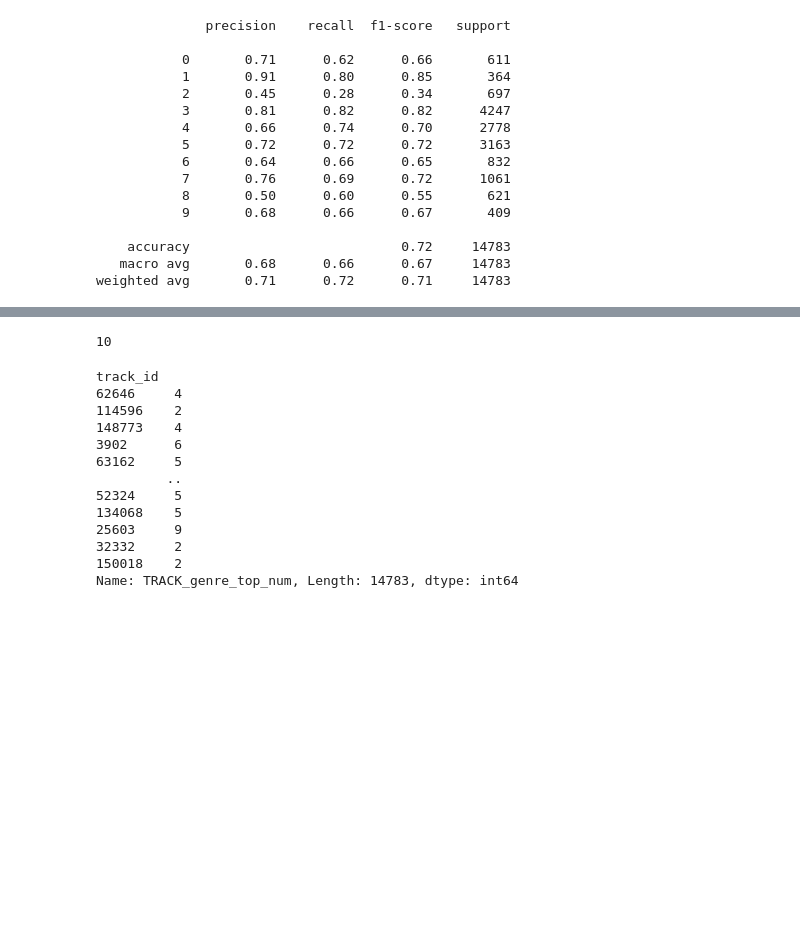
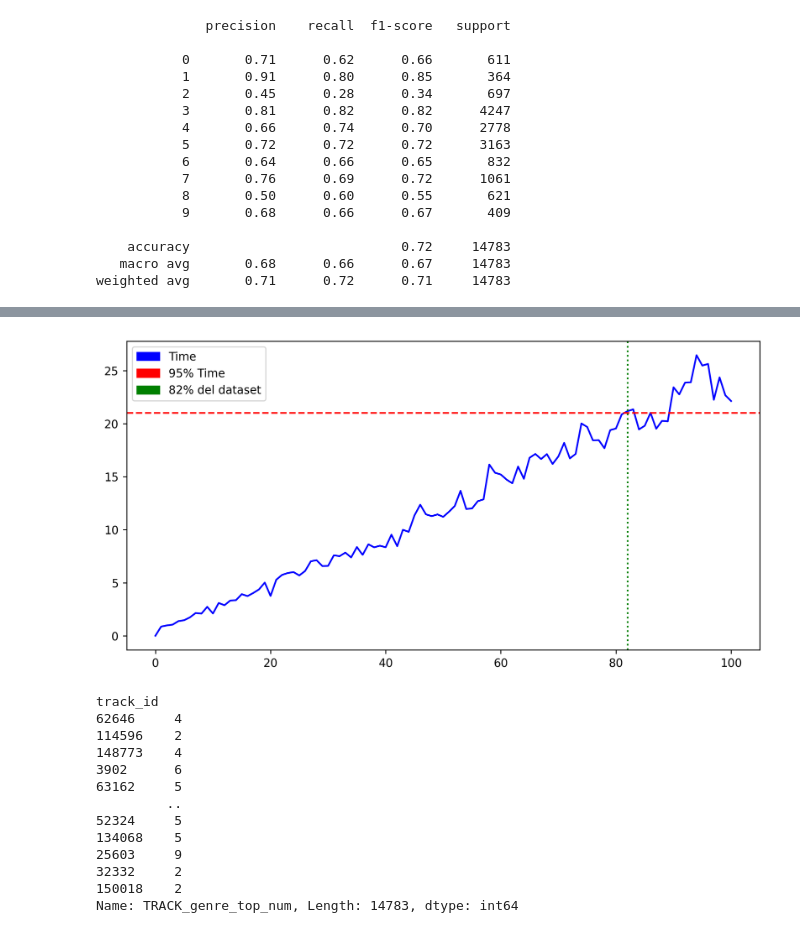
Before and after one commit to cri98li/Data-Mining-2-Project-ts-classification, a Jupyter notebook: Fase 2.1 NN (Classificazione).ipynb, the cells around one changed output, grey strips where cells are left out. Saved outputs shown, nothing was run; the diff lists cells and outputs as text; code cells hidden in the pictures; blank space fills up the shorter version.

```diff
--- a/Fase 2.1 NN (Classificazione).ipynb
+++ b/Fase 2.1 NN (Classificazione).ipynb
@@ -879,7 +861,7 @@ def costruisci(n_layer_crescenti=5, initialHiddenLayer=128, n_layer_decrescenti
 
     return model
 # %%
-percentuali = [1, 5, 10, 20, 50, 70, 100]
+percentuali = list(range(1, 101, 1))#[1, 5, 10, 20, 50, 70, 100]
 
 def calcolaNRecord(length, percentage):
     return int((length*percentage)/100)
@@ -905,9 +887,12 @@ y_test = tf.keras.utils.to_categorical(y_test, 10)
 # %%
 import time
 
+accuracyRes = {}
+f1Res = {}
+timeRes = {}
 
 
-for i in percentuali:
+for i in tqdm(percentuali):
 
     # PRENDO LE PERCENTUALI GIUSTE (e controllo che t_res e y_val ci siano tutte le target class)
     indices = np.random.choice(X_train.shape[0], calcolaNRecord(len(X_train), i), replace=False)
@@ -941,6 +926,7 @@ for i in percentuali:
     es = EarlyStopping(monitor='val_loss', patience=10)
     mc = ModelCheckpoint('best_model_NOREG.h5', monitor='val_loss', save_best_only=True)
 
+    start_time = time.time()
 
     history1 = model.fit(X_res, y_res, epochs=1000,
                           #batch_size= 200,
@@ -948,17 +934,17 @@ for i in percentuali:
                           validation_data=(X_val, y_val), callbacks=[es,mc]
                          ).history
 
-
-    print("---------------------------------------------------------\r\n\r\n", i, " ", calcolaNRecord(len(X_train), i))
-    print("--- %s seconds ---" % (time.time() - start_time))
-
+    timeRes[i] = time.time() - start_time
 
     y_pred = model.predict(X_test)
 
     y_pred_bool = np.argmax(y_pred, axis=1)
     y_test_bool = np.argmax(y_test, axis=1)
 
-    print(classification_report(y_test_bool, y_pred_bool))
+    #print(classification_report(y_test_bool, y_pred_bool))
+
+    accuracyRes[i] = accuracy_score(y_test_bool, y_pred_bool)
+    f1Res[i] = f1_score(y_test_bool, y_pred_bool, average='weighted')
 # %% [output]
 creo layer crescente di dimensione  1100
 creo layer decrescente di dimensione  900
@@ -980,4 +966,22 @@ weighted avg       0.71      0.71      0.71     14783
-# %%
-len(y_res.unique())
-# %% [output]
-10
+# %%
+plt.rcParams['figure.figsize'] = [10, 5]
+plt.rcParams['figure.dpi'] = 250
+
+
+
+interesse="Time"
+mappa= timeRes
+
+
+
+
+for i in percentuali:
+    if mappa[i] > mappa[100]*.95:
+        break
+
+grafico(mappa=mappa, label=interesse, xline=i, xlabel=str(i)+'% del dataset',
+            yline=mappa[100]*.95, ylabel="95% "+interesse)
+
+plt.savefig("NN_"+interesse+".pdf", bbox_inches='tight')
+# %% [output]
+[figure, added]
```
Also changed, not shown: parts of 5 cells of this notebook.
